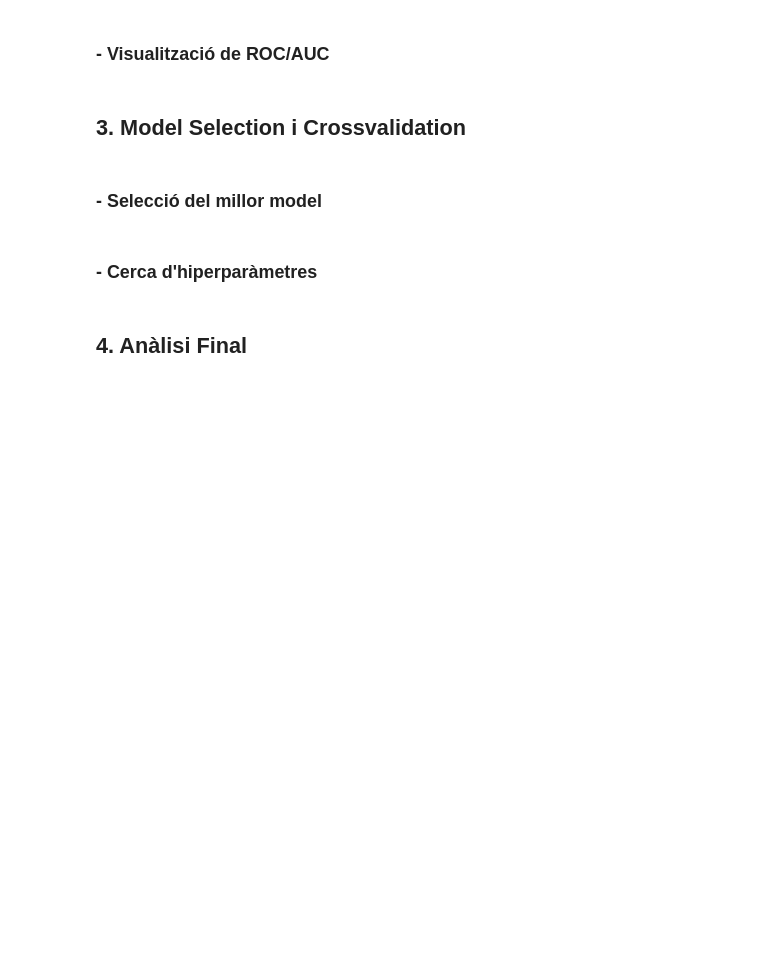
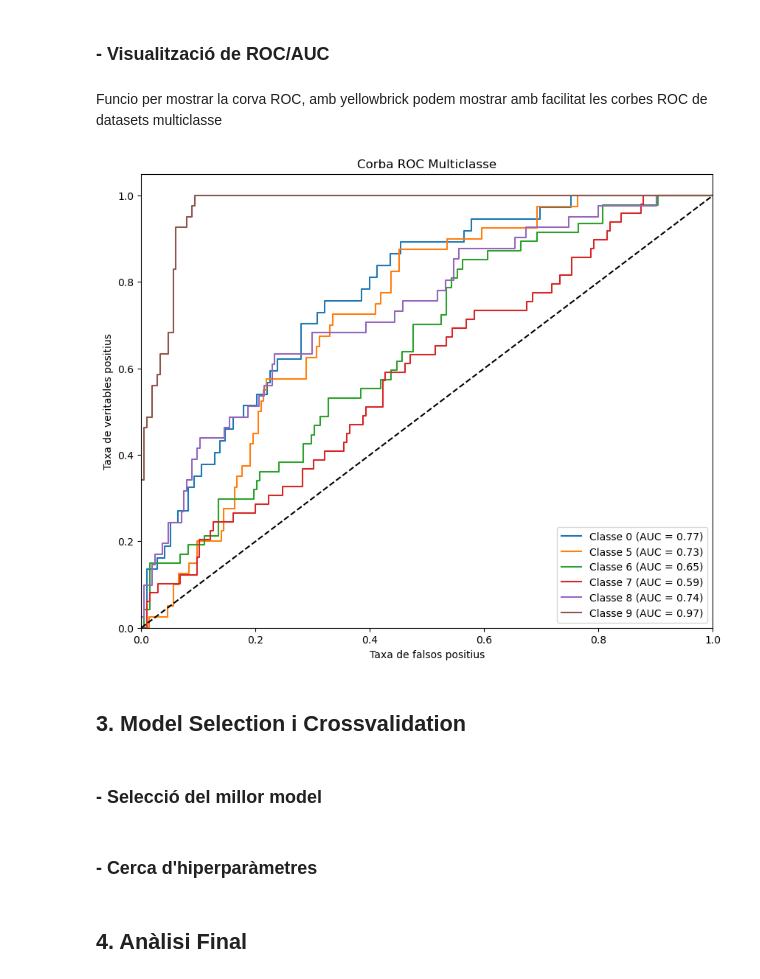
Before and after one commit to Erdrick2210/APC_Kaggle_Top_Spotify_songs-_from_2010-2019, a Jupyter notebook: Kaggle_Top_Spotify_songs_from_2010-2019.ipynb, the cells around one changed output. Saved outputs shown, nothing was run; the diff lists cells and outputs as text; code cells hidden in the pictures; blank space fills up the shorter version.

```diff
--- a/Kaggle_Top_Spotify_songs_from_2010-2019.ipynb
+++ b/Kaggle_Top_Spotify_songs_from_2010-2019.ipynb
@@ -614,5 +675,41 @@ from sklearn.metrics import confusion_matrix, ConfusionMatrixDisplay, precision_
 # %% [markdown]
 ### - Visualització de ROC/AUC
+# %% [markdown]
+Funcio per mostrar la corva ROC, amb yellowbrick podem mostrar amb facilitat les corbes ROC de datasets multiclasse
+# %%
+from sklearn.preprocessing import LabelBinarizer
+
+def mostra_corva_roc(X_test, y_test, model):
+    lb = LabelBinarizer()
+    y_test_bin = lb.fit_transform(y_test)
+
+    y_score = model.predict_proba(X_test)
+
+    fpr = {}
+    tpr = {}
+    roc_auc = {}
+    n_classes = y_test_bin.shape[1]
+
+    for i in range(n_classes):
+        fpr[i], tpr[i], _ = roc_curve(y_test_bin[:, i], y_score[:, i])
+        roc_auc[i] = auc(fpr[i], tpr[i])
+
+    plt.figure(figsize=(10, 8))
+    for i in range(n_classes):
+        plt.plot(fpr[i], tpr[i], label=f'Classe {lb.classes_[i]} (AUC = {roc_auc[i]:.2f})')
+
+    plt.plot([0, 1], [0, 1], 'k--')
+    plt.xlim([0.0, 1.0])
+    plt.ylim([0.0, 1.05])
+    plt.xlabel('Taxa de falsos positius')
+    plt.ylabel('Taxa de veritables positius')
+    plt.title('Corba ROC Multiclasse')
+    plt.legend(loc='lower right')
+    plt.show()
+# %%
+mostra_corva_roc(x_test, y_test, model)
+# %% [output]
+[figure, added]
 # %% [markdown]
 ## 3. Model Selection i Crossvalidation
 # %% [markdown]
```
Also changed, not shown: parts of 5 cells of this notebook.
